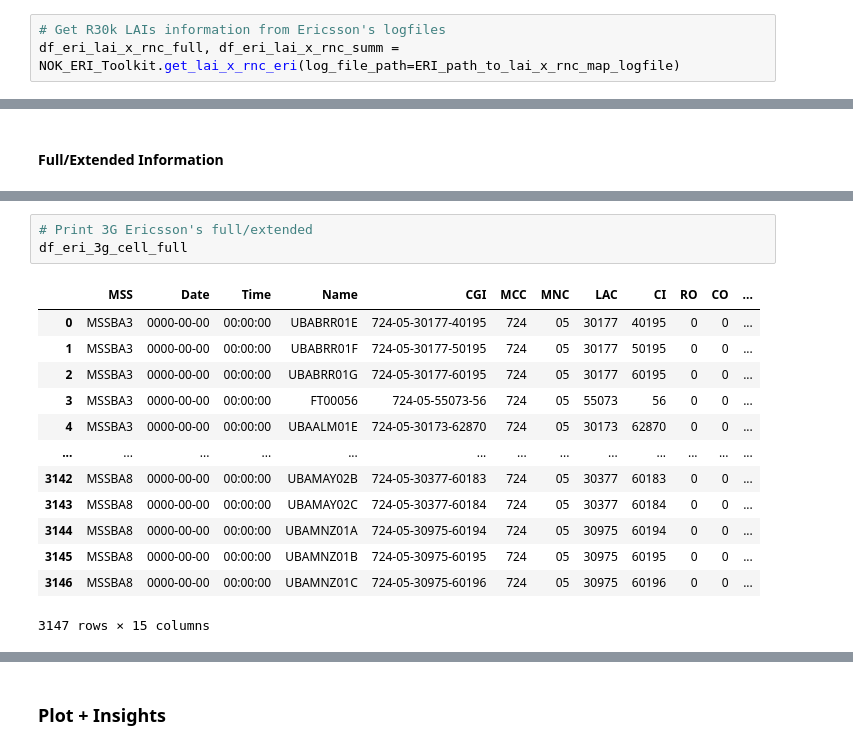
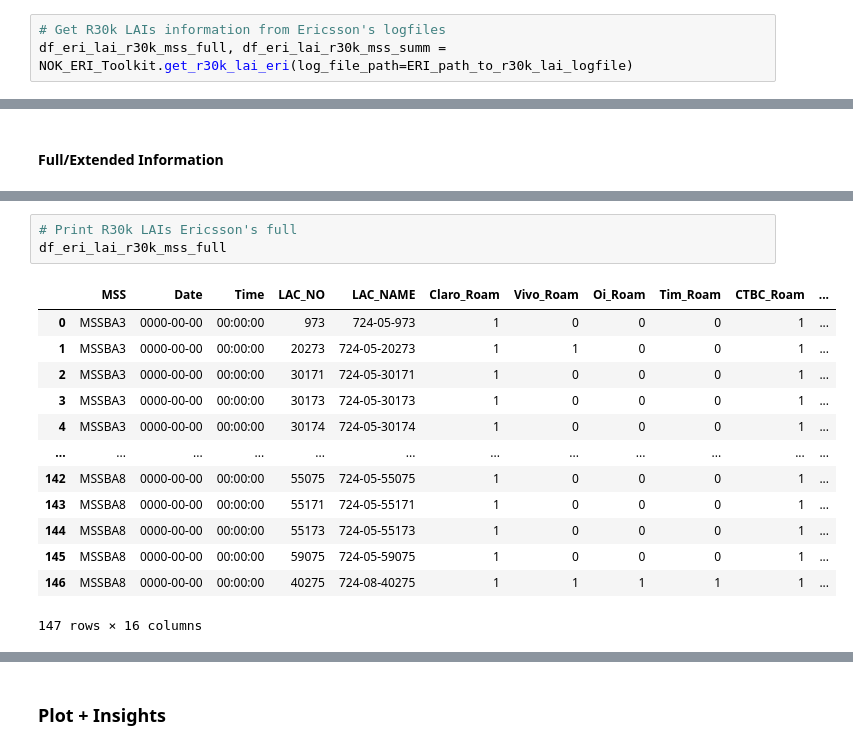
Before and after one commit to alvarova26/Python_and_Notebooks, a Jupyter notebook: NOK_&_ERI/NOK_ERI_Get_def_LAI_&_R30k_MSS.ipynb, the cells around one changed output, grey strips where cells are left out. Saved outputs shown, nothing was run; the diff lists cells and outputs as text.

```diff
--- a/NOK_&_ERI/NOK_ERI_Get_def_LAI_&_R30k_MSS.ipynb
+++ b/NOK_&_ERI/NOK_ERI_Get_def_LAI_&_R30k_MSS.ipynb
@@ -55,3 +40,3 @@ df_nok_lai_x_rnc_full, df_nok_lai_x_rnc_summ = NOK_ERI_Toolkit.get_lai_x_rnc_nok
 # %%
 # Get R30k LAIs information from Ericsson's logfiles
-df_eri_lai_x_rnc_full, df_eri_lai_x_rnc_summ = NOK_ERI_Toolkit.get_lai_x_rnc_eri(log_file_path=ERI_path_to_lai_x_rnc_map_logfile)
+df_eri_lai_r30k_mss_full, df_eri_lai_r30k_mss_summ = NOK_ERI_Toolkit.get_r30k_lai_eri(log_file_path=ERI_path_to_r30k_lai_logfile)
@@ -253,17 +168,17 @@ df_nok_3g_cell_full
 # %%
-# Print 3G Ericsson's full/extended
-df_eri_3g_cell_full
+# Print R30k LAIs Ericsson's full
+df_eri_lai_r30k_mss_full
 # %% [output]
-|  | MSS | Date | Time | Name | CGI | MCC | MNC | LAC | CI | RO | CO | ... |
-| 0 | MSSBA3 | 0000-00-00 | 00:00:00 | UBABRR01E | 724-05-30177-40195 | 724 | 05 | 30177 | 40195 | 0 | 0 | ... |
-| 1 | MSSBA3 | 0000-00-00 | 00:00:00 | UBABRR01F | 724-05-30177-50195 | 724 | 05 | 30177 | 50195 | 0 | 0 | ... |
-| 2 | MSSBA3 | 0000-00-00 | 00:00:00 | UBABRR01G | 724-05-30177-60195 | 724 | 05 | 30177 | 60195 | 0 | 0 | ... |
-| 3 | MSSBA3 | 0000-00-00 | 00:00:00 | FT00056 | 724-05-55073-56 | 724 | 05 | 55073 | 56 | 0 | 0 | ... |
-| 4 | MSSBA3 | 0000-00-00 | 00:00:00 | UBAALM01E | 724-05-30173-62870 | 724 | 05 | 30173 | 62870 | 0 | 0 | ... |
-| ... | ... | ... | ... | ... | ... | ... | ... | ... | ... | ... | ... | ... |
-| 3142 | MSSBA8 | 0000-00-00 | 00:00:00 | UBAMAY02B | 724-05-30377-60183 | 724 | 05 | 30377 | 60183 | 0 | 0 | ... |
-| 3143 | MSSBA8 | 0000-00-00 | 00:00:00 | UBAMAY02C | 724-05-30377-60184 | 724 | 05 | 30377 | 60184 | 0 | 0 | ... |
-| 3144 | MSSBA8 | 0000-00-00 | 00:00:00 | UBAMNZ01A | 724-05-30975-60194 | 724 | 05 | 30975 | 60194 | 0 | 0 | ... |
-| 3145 | MSSBA8 | 0000-00-00 | 00:00:00 | UBAMNZ01B | 724-05-30975-60195 | 724 | 05 | 30975 | 60195 | 0 | 0 | ... |
-| 3146 | MSSBA8 | 0000-00-00 | 00:00:00 | UBAMNZ01C | 724-05-30975-60196 | 724 | 05 | 30975 | 60196 | 0 | 0 | ... |
+|  | MSS | Date | Time | LAC_NO | LAC_NAME | Claro_Roam | Vivo_Roam | Oi_Roam | Tim_Roam | CTBC_Roam | ... |
+| 0 | MSSBA3 | 0000-00-00 | 00:00:00 | 973 | 724-05-973 | 1 | 0 | 0 | 0 | 1 | ... |
+| 1 | MSSBA3 | 0000-00-00 | 00:00:00 | 20273 | 724-05-20273 | 1 | 1 | 0 | 0 | 1 | ... |
+| 2 | MSSBA3 | 0000-00-00 | 00:00:00 | 30171 | 724-05-30171 | 1 | 0 | 0 | 0 | 1 | ... |
+| 3 | MSSBA3 | 0000-00-00 | 00:00:00 | 30173 | 724-05-30173 | 1 | 0 | 0 | 0 | 1 | ... |
+| 4 | MSSBA3 | 0000-00-00 | 00:00:00 | 30174 | 724-05-30174 | 1 | 0 | 0 | 0 | 1 | ... |
+| ... | ... | ... | ... | ... | ... | ... | ... | ... | ... | ... | ... |
+| 142 | MSSBA8 | 0000-00-00 | 00:00:00 | 55075 | 724-05-55075 | 1 | 0 | 0 | 0 | 1 | ... |
+| 143 | MSSBA8 | 0000-00-00 | 00:00:00 | 55171 | 724-05-55171 | 1 | 0 | 0 | 0 | 1 | ... |
+| 144 | MSSBA8 | 0000-00-00 | 00:00:00 | 55173 | 724-05-55173 | 1 | 0 | 0 | 0 | 1 | ... |
+| 145 | MSSBA8 | 0000-00-00 | 00:00:00 | 59075 | 724-05-59075 | 1 | 0 | 0 | 0 | 1 | ... |
+| 146 | MSSBA8 | 0000-00-00 | 00:00:00 | 40275 | 724-08-40275 | 1 | 1 | 1 | 1 | 1 | ... |
-3147 rows × 15 columns
+147 rows × 16 columns
```
Also changed, not shown: parts of 22 cells of this notebook.
